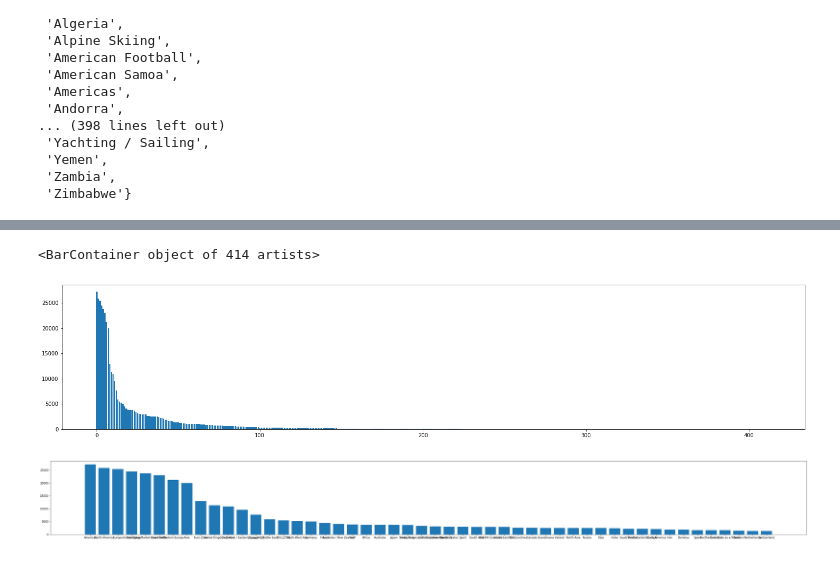
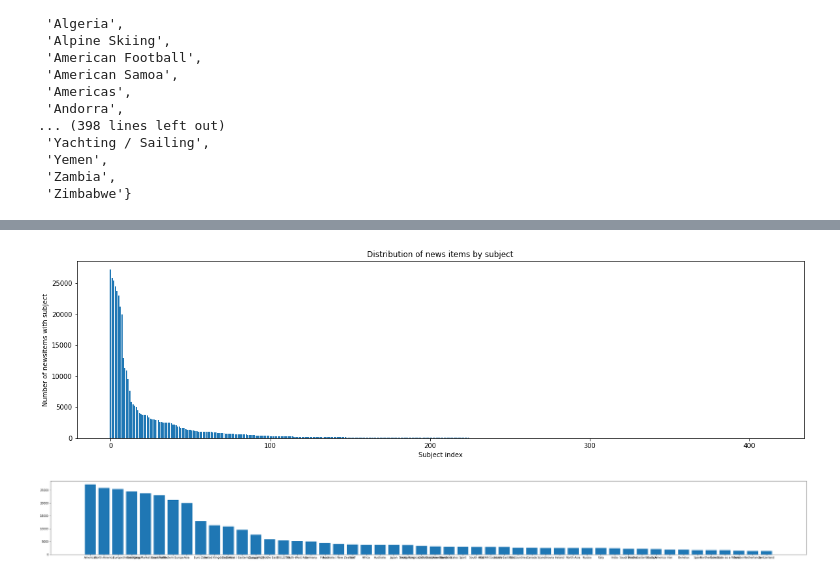
Before and after one commit to heychrisek/msc-data-science-project, a Jupyter notebook: data-dimensions.ipynb, the cells around one changed output, grey strips where cells are left out. Saved outputs shown, nothing was run; the diff lists cells and outputs as text; code cells hidden in the pictures.

```diff
--- a/data-dimensions.ipynb
+++ b/data-dimensions.ipynb
@@ -160,12 +178,14 @@ subjects_count = dict(sorted(subjects_count.items(), key=lambda item: item[1], r
 # %%
 import matplotlib.pyplot as plt
 
-plt.figure(figsize=(25, 5))
+fig = plt.figure(figsize=(20, 5))
 plt.bar(range(len(subjects_count)), list(subjects_count.values()), align='center')
-# plt.xticks(range(len(subjects_count)), list(subjects_count.keys()))
+plt.ylabel("Number of newsitems with subject")
+plt.xlabel("Subject index")
+plt.title ('Distribution of news items by subject')
+fig.savefig('distribution_news_item_subject.png', dpi=300, format='png', bbox_inches='tight')
 # %% [output]
-<BarContainer object of 414 artists>
-[figure, old version]
+[figure, new version]
 # %%
 top_50_subjects_count = dict(filter(lambda x: x[1] >= 1331, subjects_count.items()))
 
```
Also changed, not shown: parts of 8 cells of this notebook, 23 other files.
